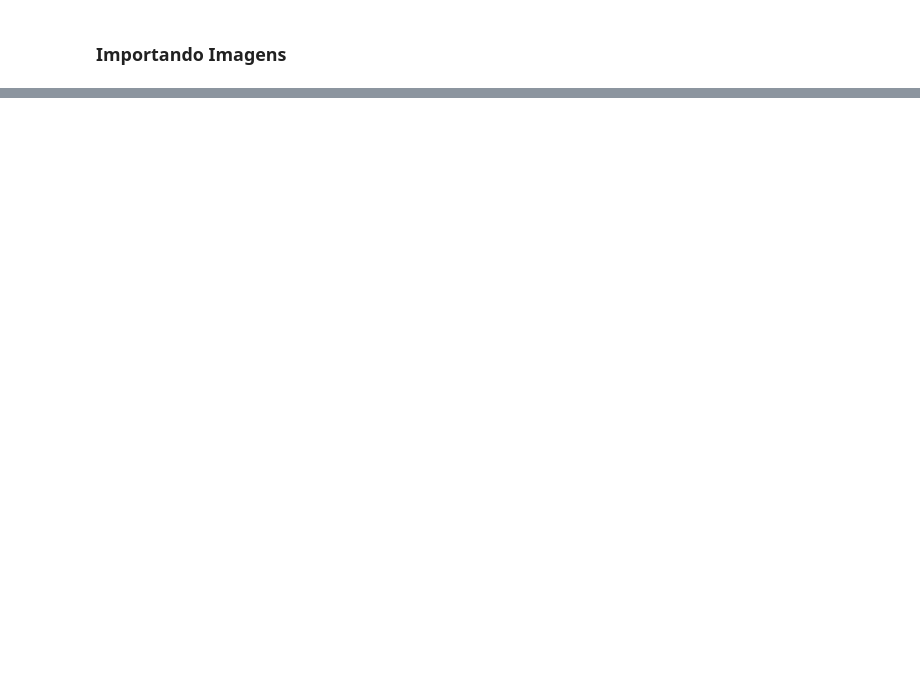
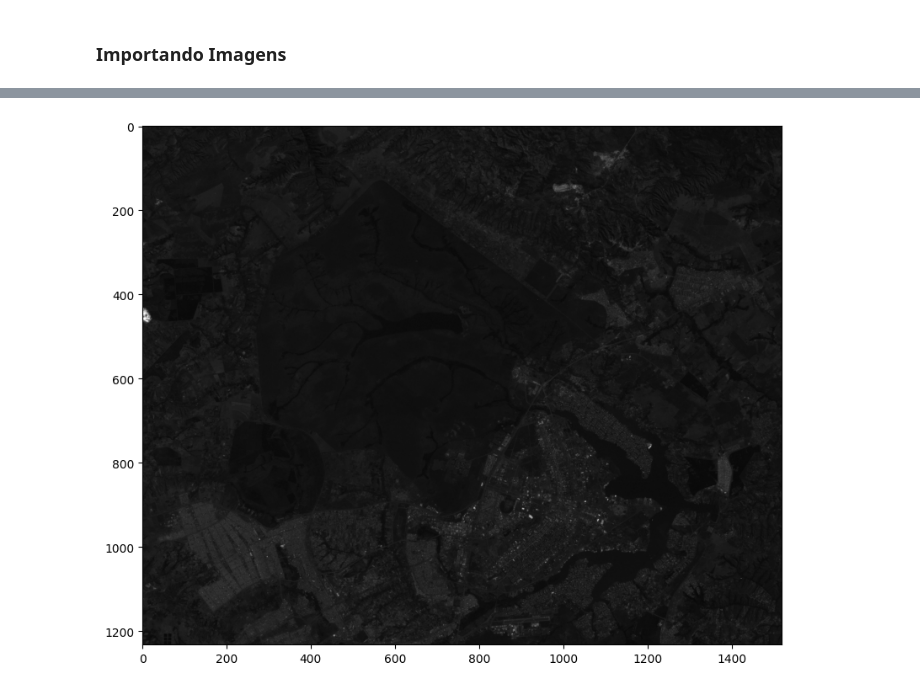
Before and after one commit to jvataidee/pdi_python, a Jupyter notebook: conversao_radiancia_de_superficie.ipynb, the cells around one changed output, grey strips where cells are left out. Cells and saved outputs as stored; diff of their text form; code cells hidden in the pictures; blank space fills up the shorter version.

```diff
--- a/conversao_radiancia_de_superficie.ipynb
+++ b/conversao_radiancia_de_superficie.ipynb
@@ -168,3 +280,9 @@ imshow(f[:,:,4],figsize=(12,8))
+# %%
+# Criando um objeto ImageView
+view = spectral.imshow(f[0, :, :], bands=[0], figsize=(12, 8))
+view.show()
+# %% [output]
+[figure, added]
 # %%
 # Criação do histograma para a banda de reflectância de superfície (f)
 plt.hist(f[:, :, 0].flatten(), bins=50)
```
Also changed, not shown: parts of 23 cells of this notebook.
